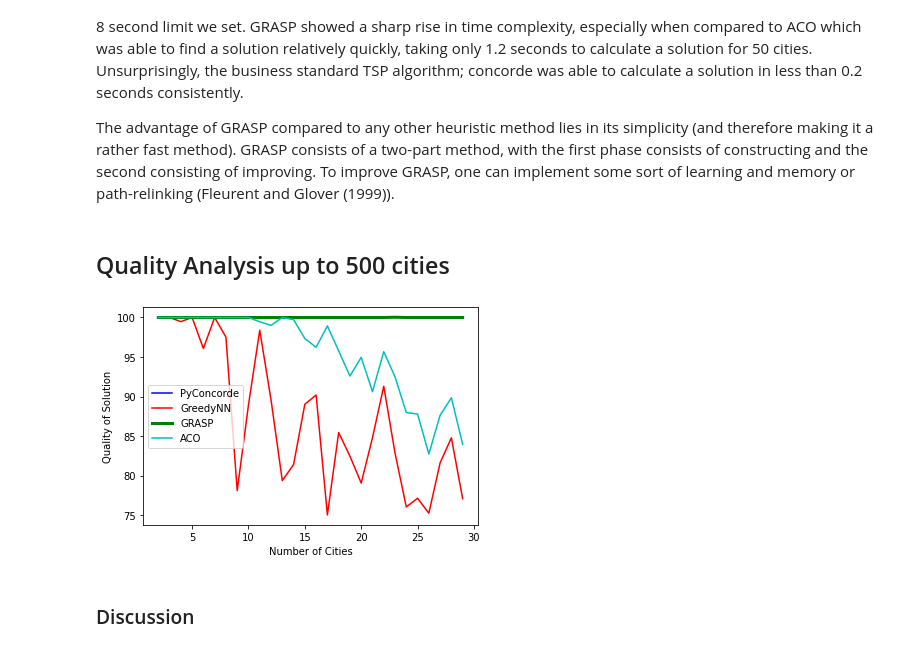
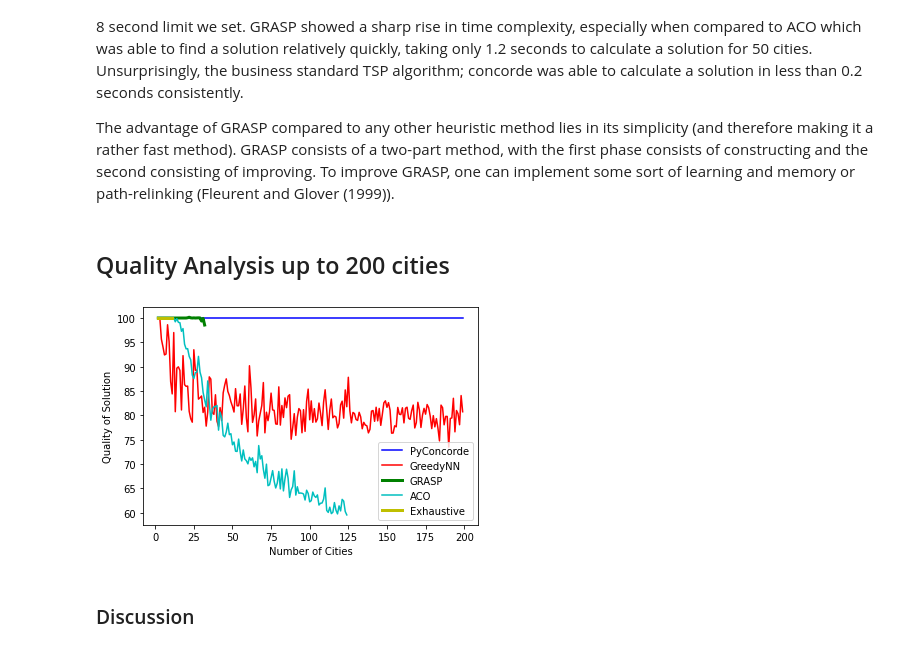
Before and after one commit to sareenv/Travelling-Sales-Man, a Jupyter notebook: final_notebook.ipynb, the cells around one changed output. Drawn from its saved outputs; the diff is of its cells as text; code cells hidden in the pictures.

Commit message:
Added conclusion section and tests at larger cities

```diff
--- a/final_notebook.ipynb
+++ b/final_notebook.ipynb
@@ -281,7 +280,8 @@ def get_percentage_delta(graphList, allCosts1, allCosts2):
             costTotal1 += cost1
             costTotal2 += cost2
         else:
-            percentageDelta.append(costTotal1 / costTotal2 * 100)
+            if costTotal2 != 0:
+                percentageDelta.append(costTotal1 / costTotal2 * 100)
             costTotal1 = 0
             costTotal2 = 0
             currentSize = len(graph) #advance onto the next size
@@ -397,10 +397,10 @@ import pants
 # %% [markdown]
 ## Dataset Creation
 # %%
-max_size = 30
+max_size = 200
 graphList = []; pointsList = []
 for i in range(2, max_size): # Create 200 graphs of sizes [2,max_size]
-    for j in range(2): # do it 10 times each
+    for j in range(3): # do it 10 times each
         points, graph = random_euclidean_graph(i)
         graphList.append(graph)
         pointsList.append(points)
@@ -538,23 +547,25 @@ The trend for time however, shows exhaustive having a sharp rise after 10 cities
 The advantage of GRASP compared to any other heuristic method lies in its simplicity (and therefore making it a rather fast method). GRASP consists of a two-part method, with the first phase consists of constructing and the second consisting of improving. To improve GRASP, one can implement some sort of learning and memory or path-relinking (Fleurent and Glover (1999)).
 # %% [markdown]
 
-## Quality Analysis up to 500 cities
+## Quality Analysis up to 200 cities
 # %%
 tsp_vs_pyc = get_percentage_delta(graphList, pyc_costs, cost1)
 gnn_vs_pyc = get_percentage_delta(graphList, pyc_costs, cost2)
-aco_vs_pyc = get_percentage_delta(graphList, pyc_costs[:len(cost4)], cost4)
+aco_vs_pyc = get_percentage_delta(graphList, pyc_costs, cost4)
+exh_vs_pyc = get_percentage_delta(graphList, pyc_costs, cost3)
 
 plt.plot(range(2, max_size), [100]*(max_size-2), "b", label="PyConcorde")
 plt.plot(range(2, len(gnn_vs_pyc)+2), gnn_vs_pyc,  'r', label="GreedyNN")
 plt.plot(range(2, len(tsp_vs_pyc)+2), tsp_vs_pyc,  'g', label="GRASP", linewidth=3)
 plt.plot(range(2, len(aco_vs_pyc)+2), aco_vs_pyc,  "c", label="ACO")
+plt.plot(range(2, len(exh_vs_pyc)+2), exh_vs_pyc,  "y", label="Exhaustive", linewidth=3)
 
 plt.xlabel("Number of Cities")
 plt.ylabel("Quality of Solution")
 plt.legend()
 plt.show()
 # %% [output]
-[figure, old version]
+[figure, new version]
 # %% [markdown]
 ### Discussion
 # %% [markdown]
```
Also changed, not shown: parts of 22 cells of this notebook.
